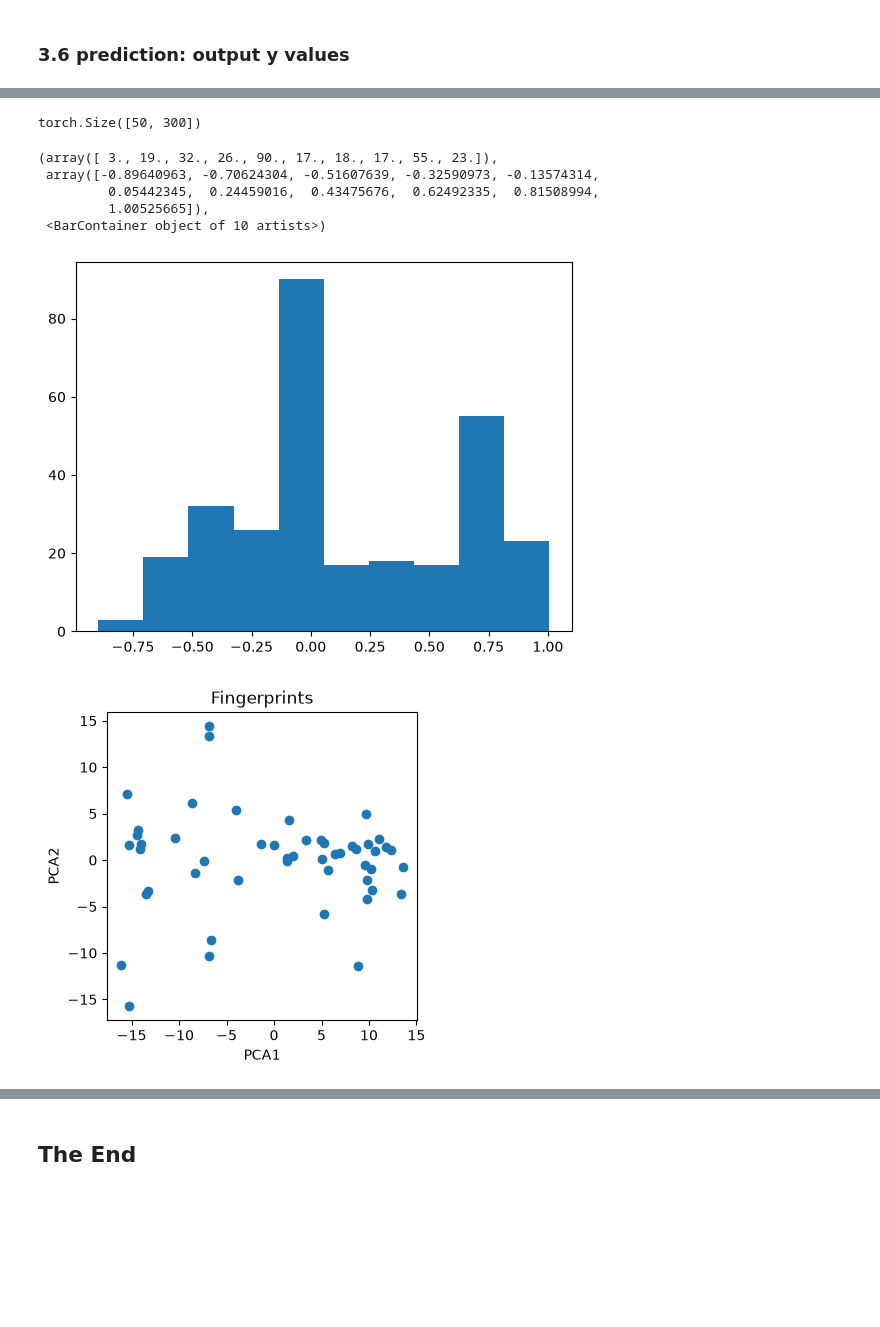
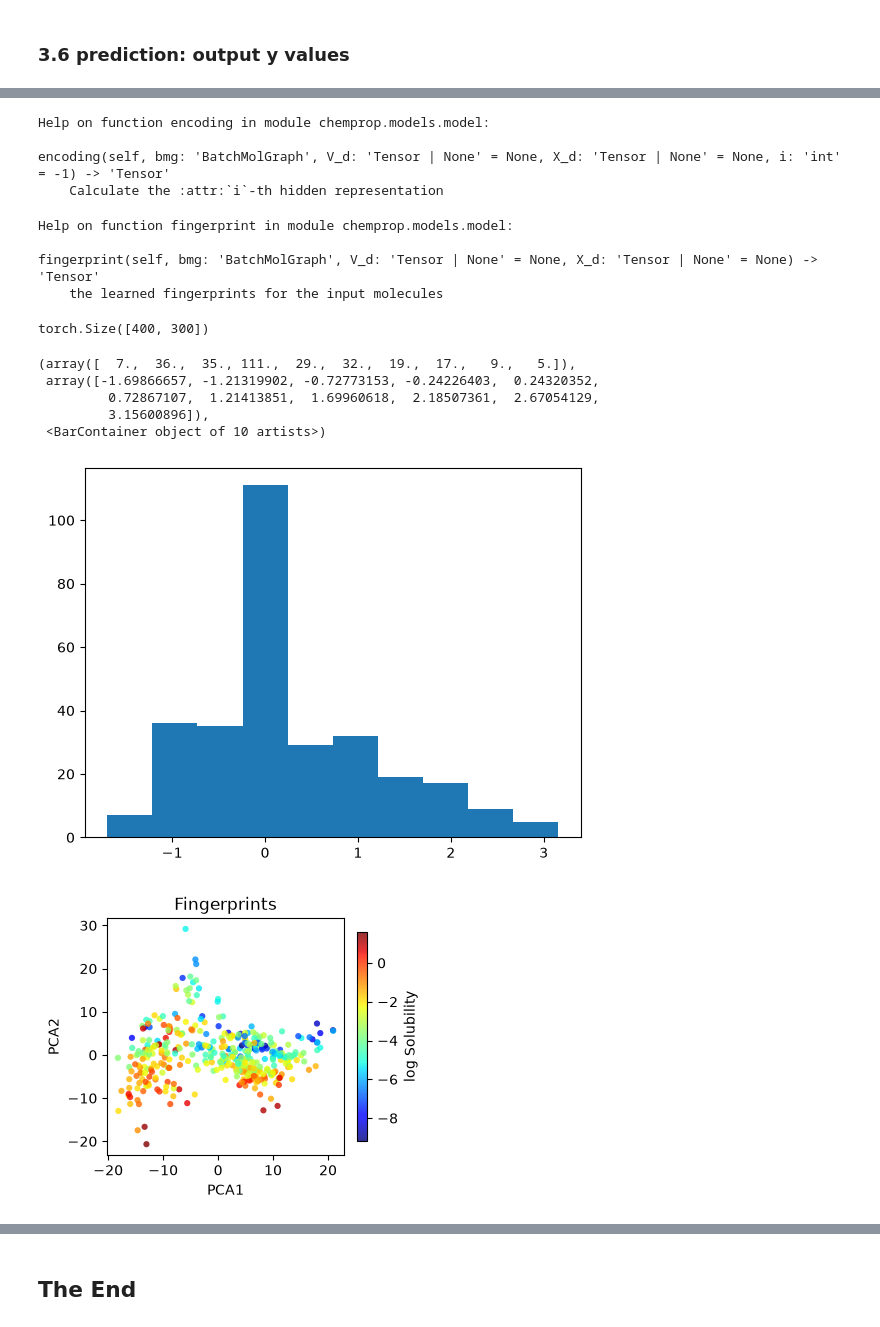
Before and after one commit to statisticalmechanics/mls, a Jupyter notebook: notebooks/chemprop.ipynb, the cells around one changed output, grey strips where cells are left out. Cells and saved outputs as stored; diff of their text form; code cells hidden in the pictures; blank space fills up the shorter version.

Commit message:
chemprop math

```diff
--- a/notebooks/chemprop.ipynb
+++ b/notebooks/chemprop.ipynb
@@ -137,7 +137,7 @@ from chemprop import data, featurizers, models, nn
 
 As an example, we use the log solubility regression dataset on chemprop https://github.com/chemprop/chemprop/blob/main/tests/data/regression.csv , which contains 500 data points.
 # %%
-data_path = '../datasets/chemprop/regression.csv' # use the correct file path and file name for your own case
+data_path = 'data/chemprop_regression.csv' # use the correct file path and file name for your own case
 df_input = pd.read_csv(data_path) # load example log solubility dataset
 df_input
 # %% [output]
@@ -400,7 +492,8 @@ Loaded model weights from the checkpoint at /home/tylerdell2/PythonProjects/mls/
 ### 3.6 prediction: output y values
 # %%
 # load a trained model from checkpoint file
-checkpoint_path= 'checkpoints/best-epoch=19-val_loss=0.08.ckpt'
+
+checkpoint_path= 'checkpoints/best-epoch=17-val_loss=0.08.ckpt' # make sure the right file is there
 mpnn = models.MPNN.load_from_checkpoint(checkpoint_path)
 mpnn
 # %% [output]
@@ -492,39 +588,66 @@ https://chemprop.readthedocs.io/en/latest/mpnn_fingerprints.html
+# %%
+help(models.MPNN.encoding)
+# %% [output]
+Help on function encoding in module chemprop.models.model:
+
+encoding(self, bmg: 'BatchMolGraph', V_d: 'Tensor | None' = None, X_d: 'Tensor | None' = None, i: 'int' = -1) -> 'Tensor'
+    Calculate the :attr:`i`-th hidden representation
+# %%
+help(models.MPNN.fingerprint)
+# %% [output]
+Help on function fingerprint in module chemprop.models.model:
+
+fingerprint(self, bmg: 'BatchMolGraph', V_d: 'Tensor | None' = None, X_d: 'Tensor | None' = None) -> 'Tensor'
+    the learned fingerprints for the input molecules
 # %%
 with torch.no_grad():
     fingerprints = [
-        mpnn.encoding(batch.bmg, batch.V_d, batch.X_d, i=0)
-        for batch in test_loader
+        mpnn.fingerprint(batch.bmg, batch.V_d, batch.X_d) # or equivalently use i=0 encoding below
+        #mpnn.encoding(batch.bmg, batch.V_d, batch.X_d, i=0)
+        for batch in train_pred_loader
     ]
     fingerprints = torch.cat(fingerprints, 0)
 
 fingerprints.shape
 # %% [output]
-torch.Size([50, 300])
+torch.Size([400, 300])
 # %%
 plt.hist(fingerprints[0])
 # %% [output]
-(array([ 3., 19., 32., 26., 90., 17., 18., 17., 55., 23.]),
- array([-0.89640963, -0.70624304, -0.51607639, -0.32590973, -0.13574314,
-         0.05442345,  0.24459016,  0.43475676,  0.62492335,  0.81508994,
-         1.00525665]),
+(array([  7.,  36.,  35., 111.,  29.,  32.,  19.,  17.,   9.,   5.]),
+ array([-1.69866657, -1.21319902, -0.72773153, -0.24226403,  0.24320352,
+         0.72867107,  1.21413851,  1.69960618,  2.18507361,  2.67054129,
+         3.15600896]),
  <BarContainer object of 10 artists>)
-[figure, old version]
+[figure, new version]
 # %%
 fingerprints = fingerprints.detach()
-
 pca = PCA(n_components=2)
-
 principalComponents = pca.fit_transform(fingerprints)
 
-fig = plt.figure(figsize=(4, 4))
-ax = fig.add_subplot(1, 1, 1)
+fig, ax = plt.subplots(figsize=(4, 4))
+
+sc = ax.scatter(
+    principalComponents[:, 0],
+    principalComponents[:, 1],
+    c=y_train,
+    cmap="jet",
+    s=20,
+    alpha=0.8,
+    edgecolors="none"
+)
+
+cbar = plt.colorbar(sc, ax=ax, fraction=0.04, pad=0.05)
+cbar.set_label("log Solubility")
+
+ax.set_xlabel("PCA1")
+ax.set_ylabel("PCA2")
 ax.set_title("Fingerprints")
-ax.set_xlabel('PCA1'); ax.set_ylabel('PCA2')
-
-ax.scatter(principalComponents[:, 0], principalComponents[:, 1])
+ax.set_box_aspect(1)
+plt.tight_layout()
 plt.show()
 # %% [output]
-[figure, old version]
+[figure, new version]
 # %%
 with torch.no_grad():
     encodings = [
```
Also changed, not shown: parts of 17 cells of this notebook.
